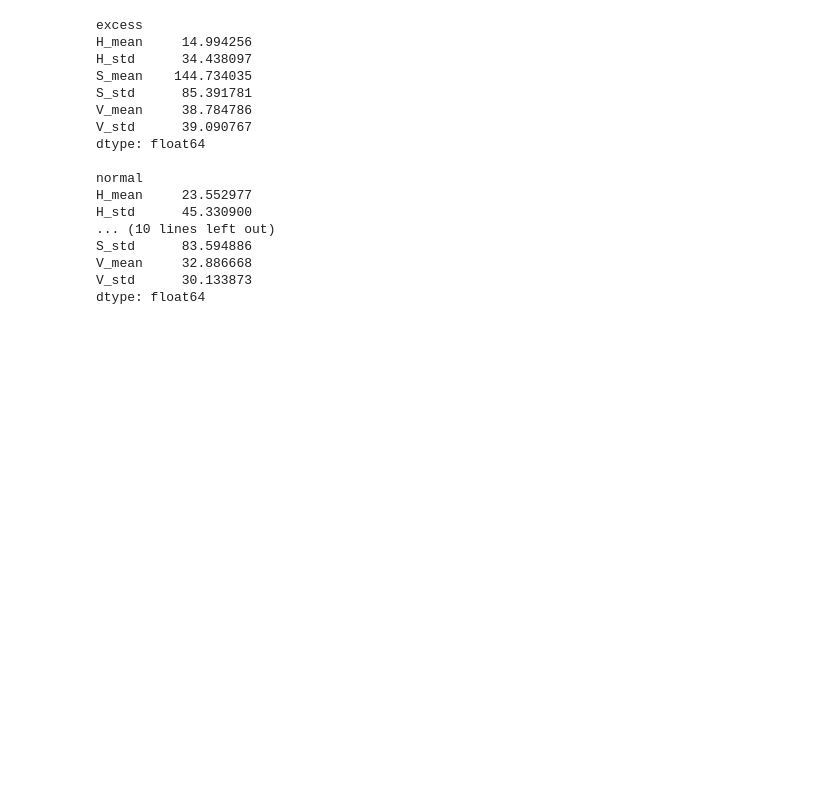
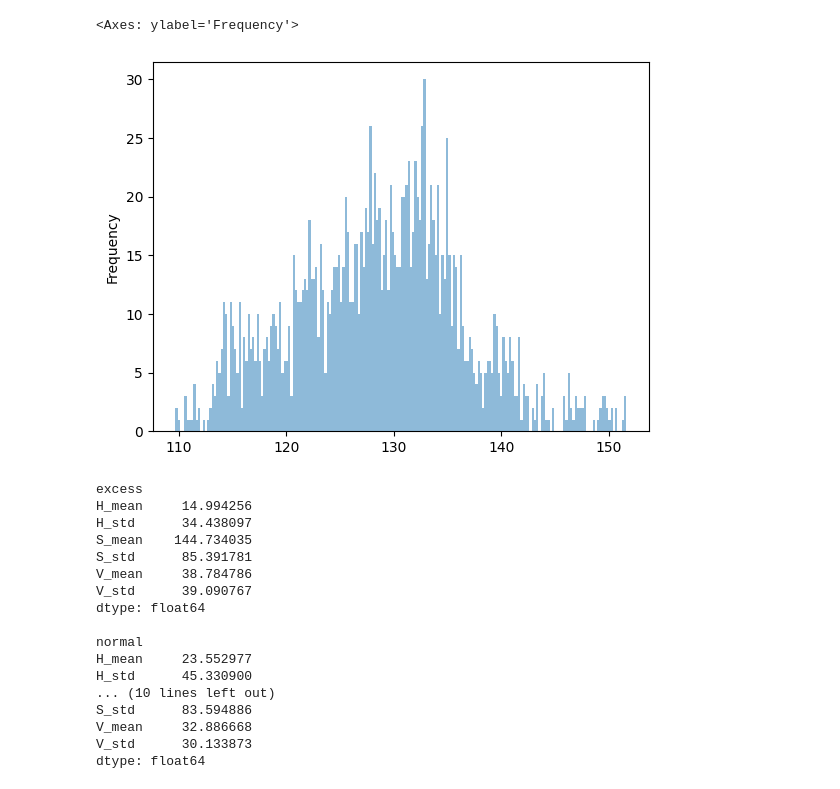
Before and after one commit to NicolasR14/Master_project, a Jupyter notebook: data_analysis/raw.ipynb, the cells around one changed output. Drawn from its saved outputs; the diff is of its cells as text; code cells hidden in the pictures; blank space fills up the shorter version.

```diff
--- a/data_analysis/raw.ipynb
+++ b/data_analysis/raw.ipynb
@@ -60,3 +89,8 @@ X,y_categorical,y = data_generation(ids)
+# %%
+X[y==0]['V_mean'].plot.hist(bins=200, alpha=0.5)
+# %% [output]
+<Axes: ylabel='Frequency'>
+[figure, added]
 # %%
 for c in classes:
     print(f'{c}\n{X[y==classes[c]].mean()}\n')
```
Also changed, not shown: parts of 1 cell of this notebook, 8 other files.
